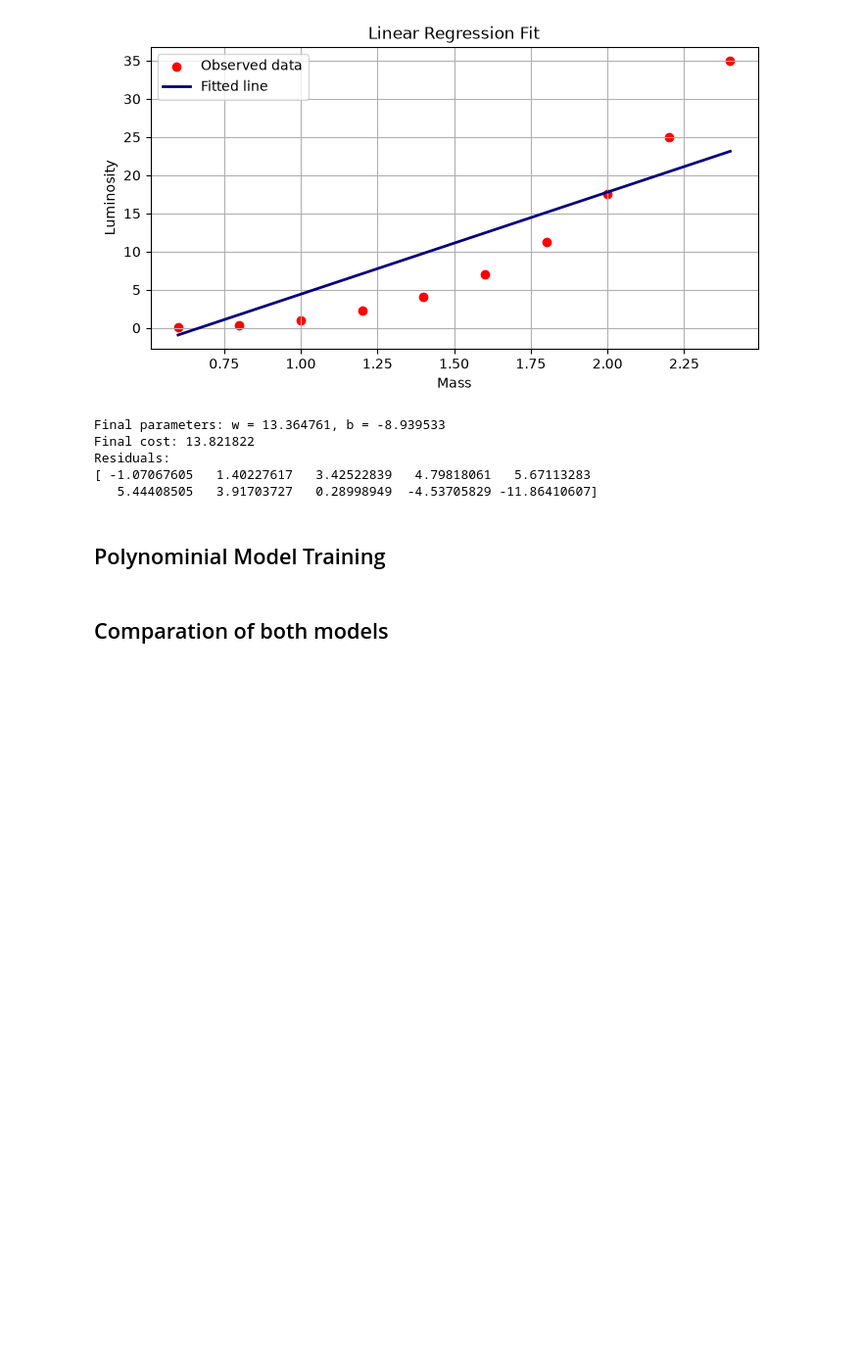
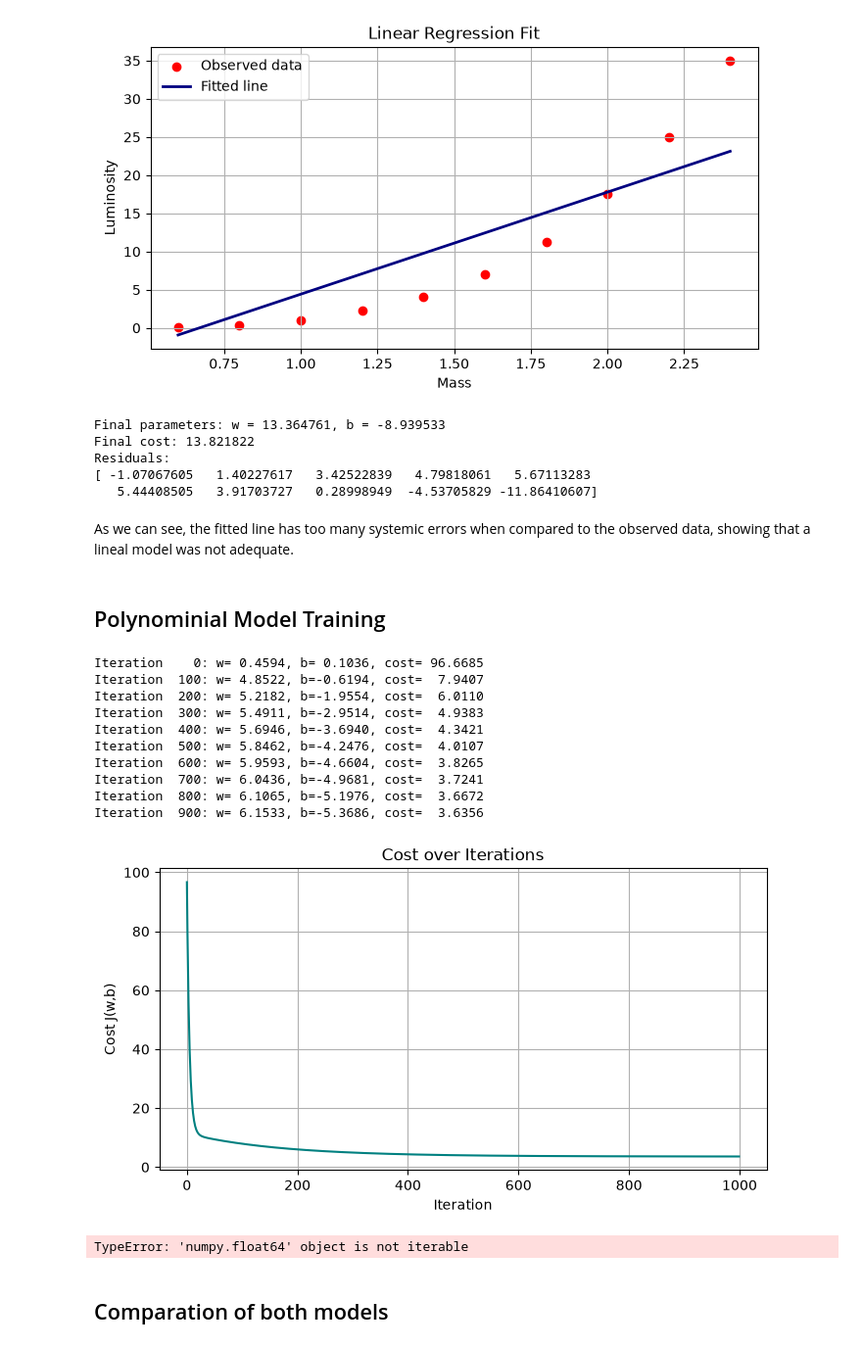
Before and after one commit to carolina-cepeda/stellar_luminosity_regression, a Jupyter notebook: stellar_luminosity_hands_on.ipynb, the cells around one changed output. Shown at 98% size. Saved outputs shown, nothing was run; the diff lists cells and outputs as text; code cells hidden in the pictures; blank space fills up the shorter version.

Commit message:
feat:polinomial model

```diff
--- a/stellar_luminosity_hands_on.ipynb
+++ b/stellar_luminosity_hands_on.ipynb
@@ -196,8 +187,69 @@ Final cost: 13.821822
 Residuals:
 [ -1.07067605   1.40227617   3.42522839   4.79818061   5.67113283
    5.44408505   3.91703727   0.28998949  -4.53705829 -11.86410607]
+# %% [markdown]
+As we can see, the fitted line has too many systemic errors when compared to the observed data, showing that a lineal model was not adequate.
 # %% [markdown]
 ## Polynominial Model Training
+# %%
+x_polynomial = np.array([mass**2 for mass in mass_array])
+
+
+w_final, b_final, history = gradient_descent(
+    x_polynomial,
+    luminosity_array,
+    w_init,
+    b_init,
+    alpha,
+    num_iterations,
+)
+
+iterations = [i for i, _ in history]
+costs = [c for _, c in history]
+
+plt.figure(figsize=(8, 4))
+plt.plot(iterations, costs, color='teal')
+plt.title('Cost over Iterations')
+plt.xlabel('Iteration')
+plt.ylabel('Cost J(w,b)')
+plt.grid(True)
+plt.show()
+
+x_fit = np.linspace(np.min(x_polynomial), np.max(x_polynomial), 200)
+y_fit = predict(x_fit, w_final, b_final)
+
+plt.figure(figsize=(8, 4))
+plt.scatter(x_polynomial, luminosity_array, color='red', label='Observed data')
+plt.plot(x_fit, y_fit, color='navy', linewidth=2, label='Fitted line')
+plt.title('Polynomial Regression Fit')
+plt.xlabel('Mass^2')
+plt.ylabel('Luminosity')
+plt.grid(True)
+plt.legend()
+plt.show()
+
+final_cost = compute_cost(x_polynomial, luminosity_array, w_final, b_final)
+print(f"Final parameters: w = {w_final:.6f}, b = {b_final:.6f}")
+print(f"Final cost: {final_cost:.6f}")
+
+predictions = predict(x_polynomial, w_final, b_final)
+residuals = predictions - luminosity_array
+
+print("Residuals:")
+print(residuals)
+# %% [output]
+Iteration    0: w= 0.4594, b= 0.1036, cost= 96.6685
+Iteration  100: w= 4.8522, b=-0.6194, cost=  7.9407
+Iteration  200: w= 5.2182, b=-1.9554, cost=  6.0110
+Iteration  300: w= 5.4911, b=-2.9514, cost=  4.9383
+Iteration  400: w= 5.6946, b=-3.6940, cost=  4.3421
+Iteration  500: w= 5.8462, b=-4.2476, cost=  4.0107
+Iteration  600: w= 5.9593, b=-4.6604, cost=  3.8265
+Iteration  700: w= 6.0436, b=-4.9681, cost=  3.7241
+Iteration  800: w= 6.1065, b=-5.1976, cost=  3.6672
+Iteration  900: w= 6.1533, b=-5.3686, cost=  3.6356
+[figure, added]
+TypeError: 'numpy.float64' object is not iterable
 # %% [markdown]
 ## Comparation of both models
 # %% [markdown]
```
Also changed, not shown: parts of 1 cell of this notebook.
